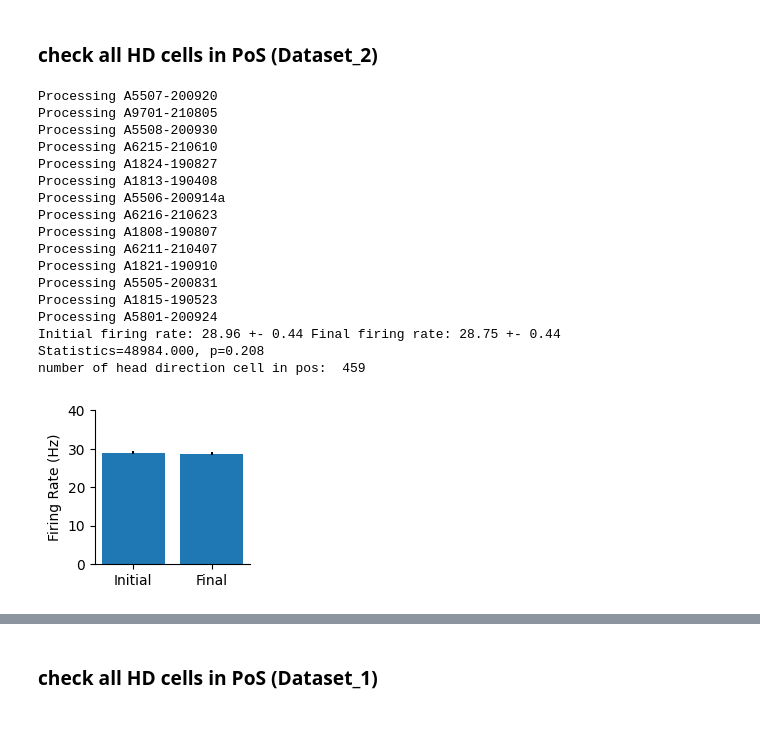
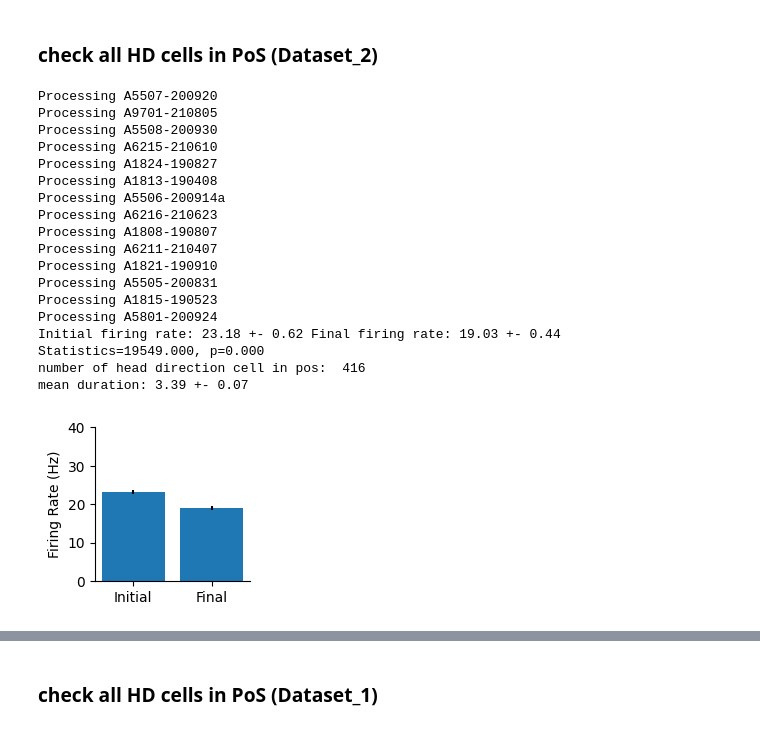
Before and after one commit to ZilongJi/HDPhasePrecession, a Jupyter notebook: getfiringrateadaptation.ipynb, the cells around one changed output, grey strips where cells are left out. Drawn from its saved outputs; the diff is of its cells as text; code cells hidden in the pictures.

```diff
--- a/getfiringrateadaptation.ipynb
+++ b/getfiringrateadaptation.ipynb
@@ -386,31 +399,42 @@ ax.spines['right'].set_visible(False)
 # %% [markdown]
 ### check all HD cells in PoS (Dataset_2)
 # %%
-degreerange = 10 #Taube & Muller 1998
-timecut = 0.2 #Taube & Muller 1998
-timelength = 0.01
+rotType = 'still'
+if rotType == 'still':
+    degreerange = 15
+    timecut = 0.15
+    timelength = 1.5
+elif rotType == 'rot':
+    degreerange = 15
+    timecut = None
+    timelength = 0.01
+else:
+    raise ValueError('rotType should be still or rot')
 
 datafolder = '/home/zilong/Desktop/HDPhasePrecession/DuszkiewiczData/Dataset_2/'
 area = 'pos'
 
-initial_instfr, final_instfr, durations = get_adaptation_for_all(datafolder,
+initial_instfr_pos2, final_instfr_pos2, durations_pos2 = get_adaptation_for_all(datafolder,
                                                                  area,
                                                                  degreerange,
                                                                  timelength,
                                                                  timecut,
-                                                                 return_mean=False)
+                                                                 return_mean=False,
+                                                                 rotType = rotType)
 
-print('Initial firing rate: {:.2f} +- {:.2f} Final firing rate: {:.2f} +- {:.2f}'.format(np.mean(initial_instfr),
-                                                                         np.std(initial_instfr)/np.sqrt(len(initial_instfr)),
-                                                                         np.mean(final_instfr),
-                                                                         np.std(final_instfr)/np.sqrt(len(final_instfr))))
+print('Initial firing rate: {:.2f} +- {:.2f} Final firing rate: {:.2f} +- {:.2f}'.format(np.mean(initial_instfr_pos2),
+                                                                         np.std(initial_instfr_pos2)/np.sqrt(len(initial_instfr_pos2)),
+                                                                         np.mean(final_instfr_pos2),
+                                                                         np.std(final_instfr_pos2)/np.sqrt(len(final_instfr_pos2))))
 
 ##perform a wilcoxon signed rank test
-stat, p = wilcoxon(np.array(initial_instfr), np.array(final_instfr))
+stat, p = wilcoxon(np.array(initial_instfr_pos2), np.array(final_instfr_pos2))
 print('Statistics=%.3f, p=%.3f' % (stat, p))
 
 
-print('number of head direction cell in pos: ', len(initial_instfr))
+print('number of head direction cell in pos: ', len(initial_instfr_pos2))
+
+print('mean duration: {:.2f} +- {:.2f}'.format(np.mean(durations_pos2), np.std(durations_pos2)/np.sqrt(len(durations_pos2))))
 # %% [output]
 Processing A5507-200920
 Processing A9701-210805
@@ -426,25 +450,26 @@ Processing A1821-190910
 Processing A5505-200831
 Processing A1815-190523
 Processing A5801-200924
-Initial firing rate: 28.96 +- 0.44 Final firing rate: 28.75 +- 0.44
-Statistics=48984.000, p=0.208
-number of head direction cell in pos:  459
+Initial firing rate: 23.18 +- 0.62 Final firing rate: 19.03 +- 0.44
+Statistics=19549.000, p=0.000
+number of head direction cell in pos:  416
+mean duration: 3.39 +- 0.07
 # %%
 #do a bar plot of the initial and final firing rate with mean and sem
 fig, ax = plt.subplots(figsize=(2,2))
 ax.bar(['Initial', 'Final'],
-        [np.mean(initial_instfr), np.mean(final_instfr)],
-        yerr=[np.std(initial_instfr)/np.sqrt(len(initial_instfr)), np.std(final_instfr)/np.sqrt(len(final_instfr))])
+        [np.mean(initial_instfr_pos2), np.mean(final_instfr_pos2)],
+        yerr=[np.std(initial_instfr_pos2)/np.sqrt(len(initial_instfr_pos2)), np.std(final_instfr_pos2)/np.sqrt(len(final_instfr_pos2))])
 ax.set_ylabel('Firing Rate (Hz)')
 
 #ylim = 70-90
 ax.set_ylim([0, 40])
 
 #spines off
 ax.spines['top'].set_visible(False)
 ax.spines['right'].set_visible(False)
 # %% [output]
-[figure, old version]
+[figure, new version]
 # %%
 #subsample 97 cells from the pos dataset and redo the stats
 np.random.seed(0)
```
Also changed, not shown: parts of 15 cells of this notebook, 2 other files.
